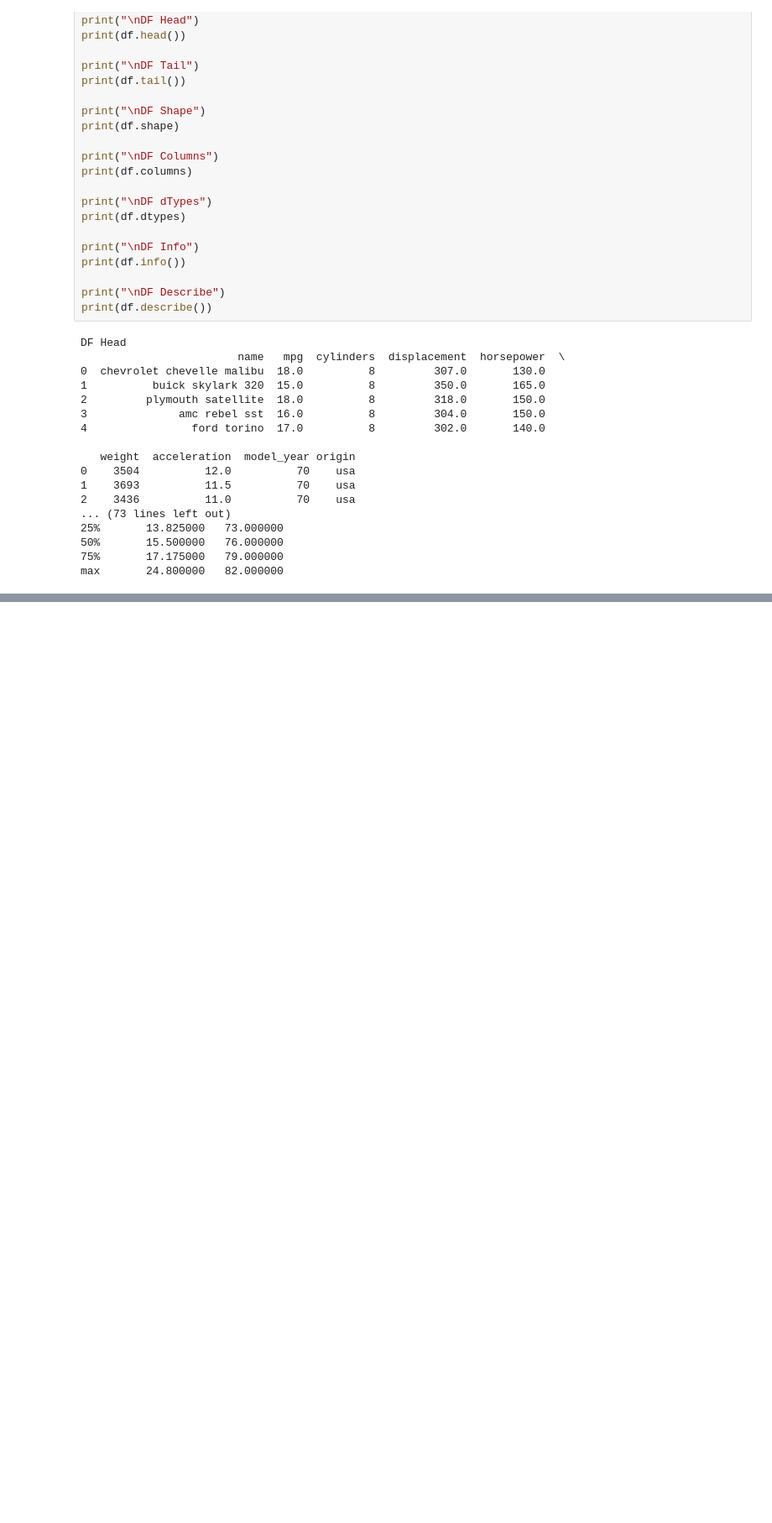
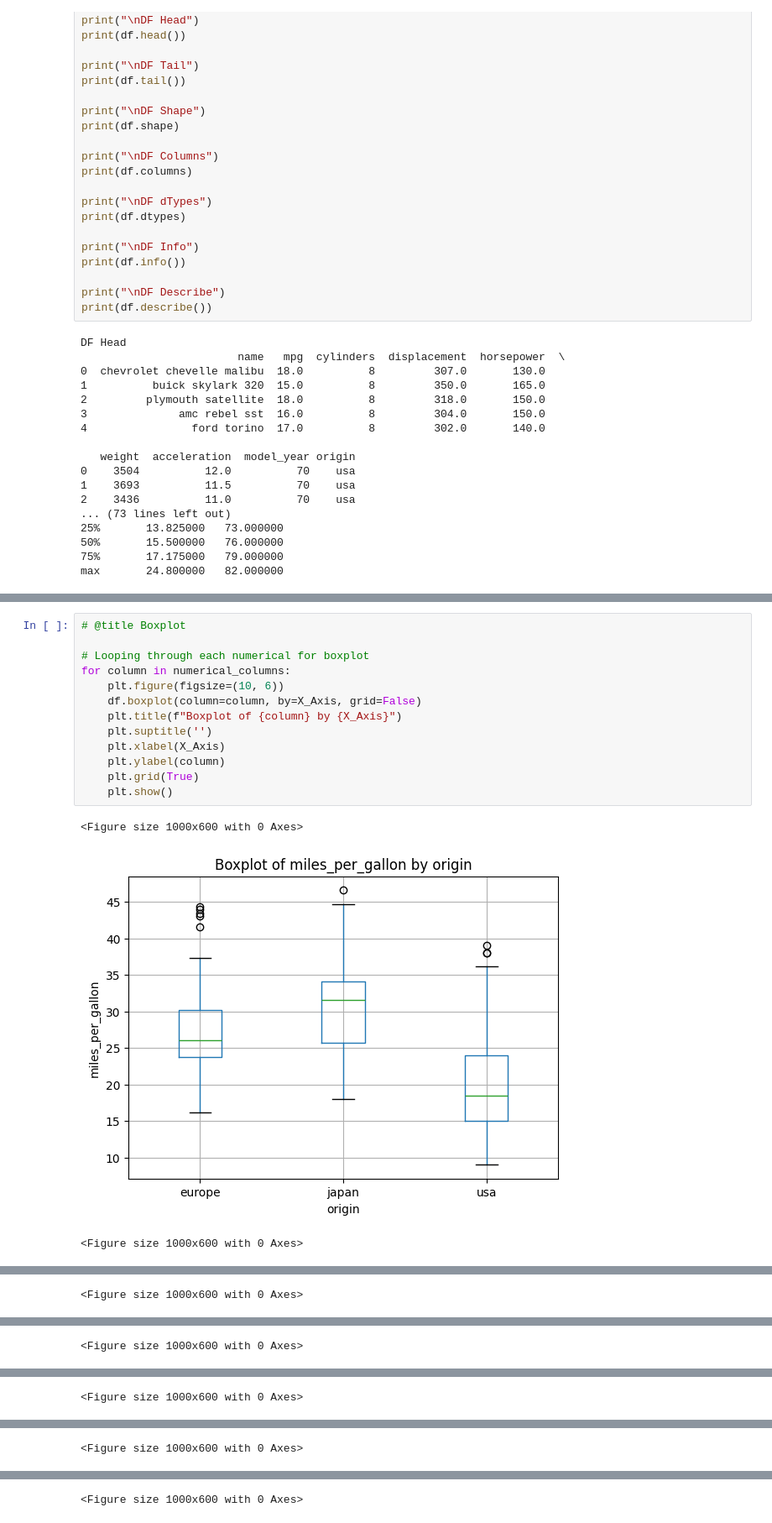
Before and after one commit to annhmartin/Base-Models, a Jupyter notebook: Tutorial_Assignment.ipynb, the cells around one changed output, grey strips where cells are left out. Shown at 84% size. Cells and saved outputs as stored; diff of their text form; blank space fills up the shorter version.

```diff
--- a/Tutorial_Assignment.ipynb
+++ b/Tutorial_Assignment.ipynb
@@ -129,0 +138,17 @@ No changes to column names
+# %%
+# @title Boxplot
+
+# Looping through each numerical for boxplot
+for column in numerical_columns:
+    plt.figure(figsize=(10, 6))
+    df.boxplot(column=column, by=X_Axis, grid=False)
+    plt.title(f"Boxplot of {column} by {X_Axis}")
+    plt.suptitle('')
+    plt.xlabel(X_Axis)
+    plt.ylabel(column)
+    plt.grid(True)
+    plt.show()
+# %% [output]
+<Figure size 1000x600 with 0 Axes>
+[figure, added]
+<Figure size 1000x600 with 0 Axes>
@@ -129,0 +156 @@ No changes to column names
+<Figure size 1000x600 with 0 Axes>
@@ -129,0 +158 @@ No changes to column names
+<Figure size 1000x600 with 0 Axes>
@@ -129,0 +160 @@ No changes to column names
+<Figure size 1000x600 with 0 Axes>
@@ -129,0 +162 @@ No changes to column names
+<Figure size 1000x600 with 0 Axes>
@@ -129,0 +164 @@ No changes to column names
+<Figure size 1000x600 with 0 Axes>
```
Also changed, not shown: parts of 19 cells of this notebook.
